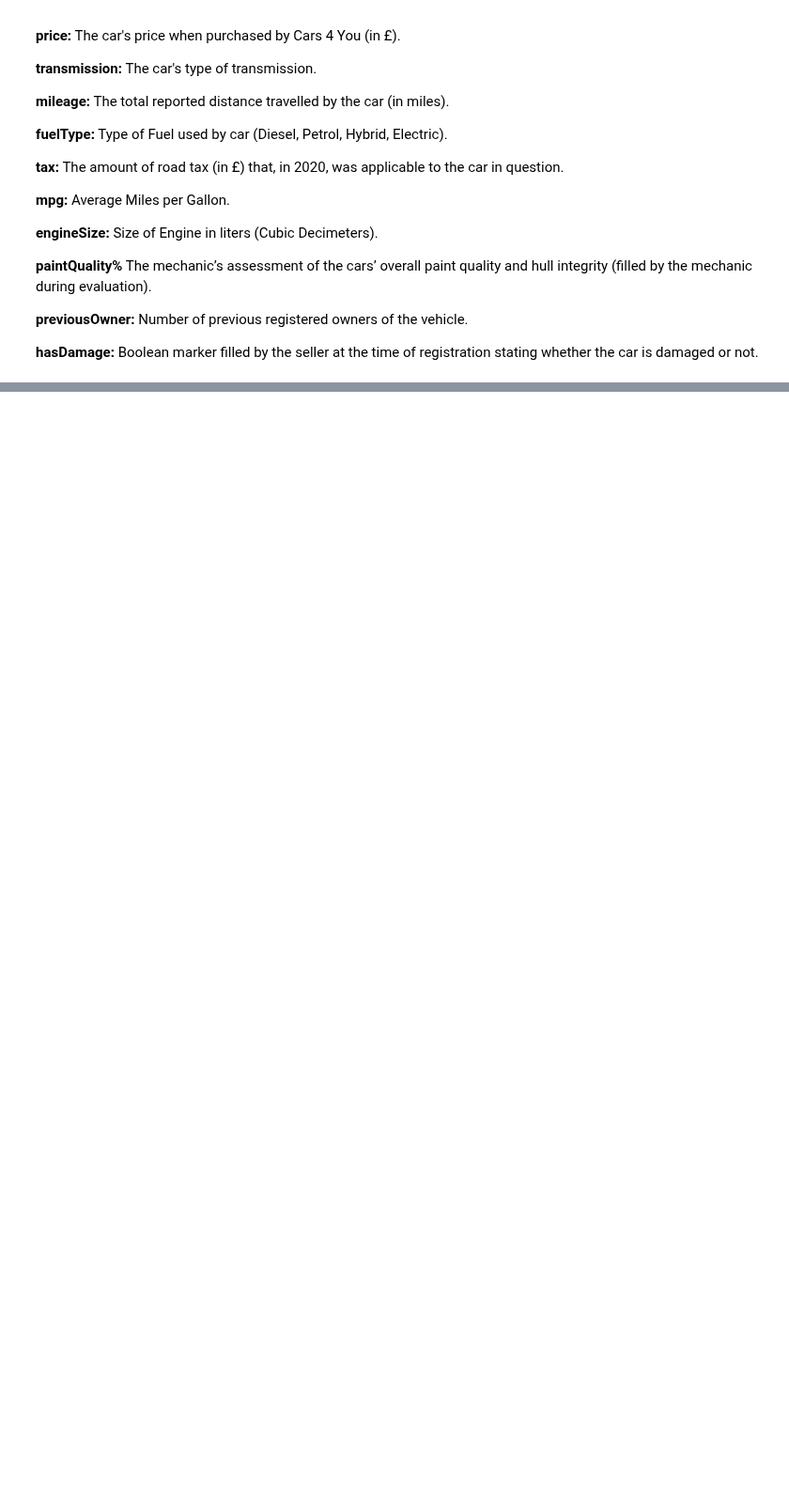
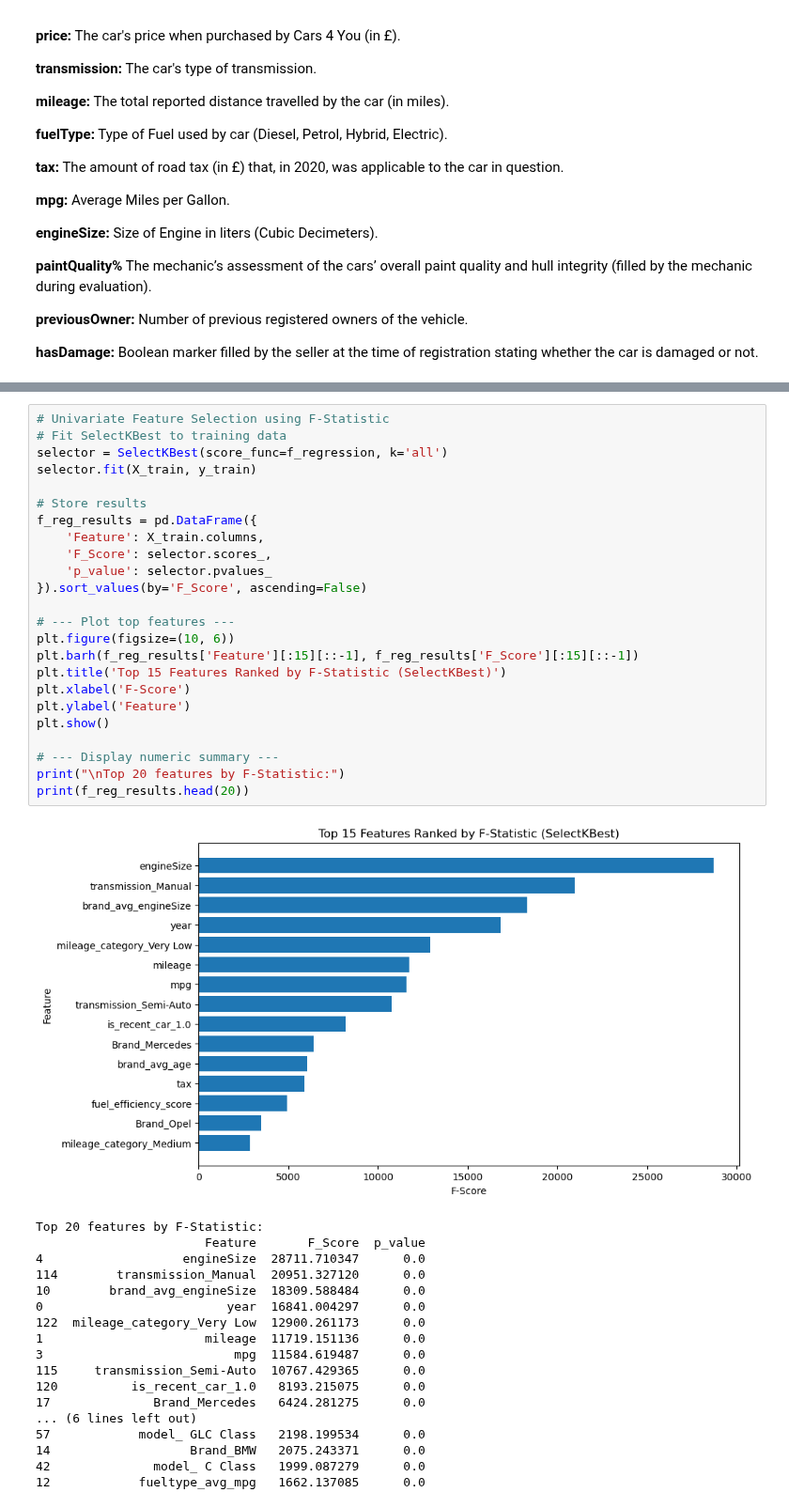
Before and after one commit to mariamiguel720/Machine-Learning-Project-25-26, a Jupyter notebook: notebooks/Encoding_Scaling_Feature_Selection.ipynb, the cells around one changed output, grey strips where cells are left out. Shown at 94% size. Drawn from its saved outputs; the diff is of its cells as text; blank space fills up the shorter version.

Commit message:
Feature Selection acho que está terminada

```diff
--- a/notebooks/Encoding_Scaling_Feature_Selection.ipynb
+++ b/notebooks/Encoding_Scaling_Feature_Selection.ipynb
@@ -61,0 +332,43 @@ y = train['price']
+# %%
+# Univariate Feature Selection using F-Statistic
+# Fit SelectKBest to training data
+selector = SelectKBest(score_func=f_regression, k='all')
+selector.fit(X_train, y_train)
+
+# Store results
+f_reg_results = pd.DataFrame({
+    'Feature': X_train.columns,
+    'F_Score': selector.scores_,
+    'p_value': selector.pvalues_
+}).sort_values(by='F_Score', ascending=False)
+
+# --- Plot top features ---
+plt.figure(figsize=(10, 6))
+plt.barh(f_reg_results['Feature'][:15][::-1], f_reg_results['F_Score'][:15][::-1])
+plt.title('Top 15 Features Ranked by F-Statistic (SelectKBest)')
+plt.xlabel('F-Score')
+plt.ylabel('Feature')
+plt.show()
+
+# --- Display numeric summary ---
+print("\nTop 20 features by F-Statistic:")
+print(f_reg_results.head(20))
+# %% [output]
+[figure, added]
+Top 20 features by F-Statistic:
+                       Feature       F_Score  p_value
+4                   engineSize  28711.710347      0.0
+114        transmission_Manual  20951.327120      0.0
+10        brand_avg_engineSize  18309.588484      0.0
+0                         year  16841.004297      0.0
+122  mileage_category_Very Low  12900.261173      0.0
+1                      mileage  11719.151136      0.0
+3                          mpg  11584.619487      0.0
+115     transmission_Semi-Auto  10767.429365      0.0
+120          is_recent_car_1.0   8193.215075      0.0
+17              Brand_Mercedes   6424.281275      0.0
+... (6 lines left out)
+57            model_ GLC Class   2198.199534      0.0
+14                   Brand_BMW   2075.243371      0.0
+42              model_ C Class   1999.087279      0.0
+12            fueltype_avg_mpg   1662.137085      0.0
```
Also changed, not shown: parts of 65 cells of this notebook.
